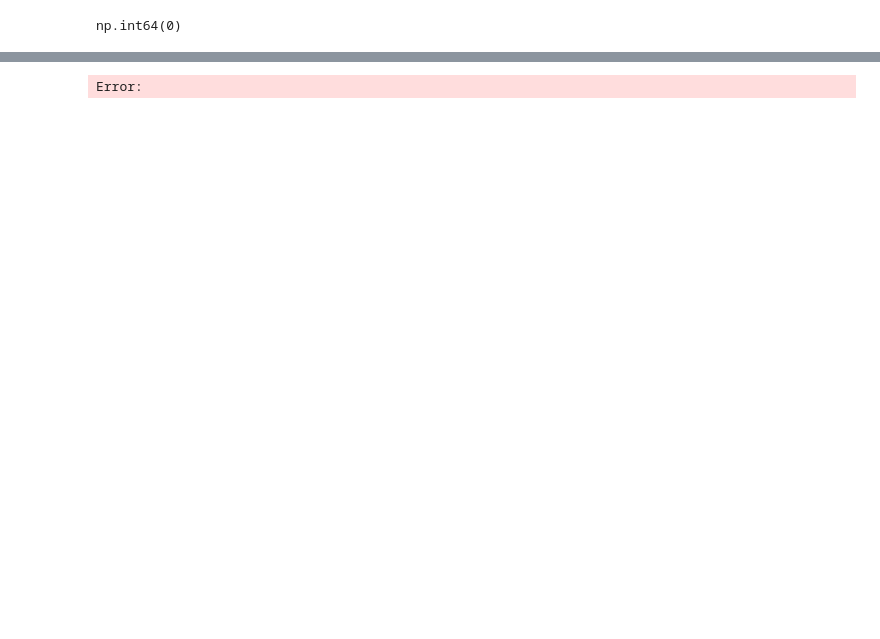
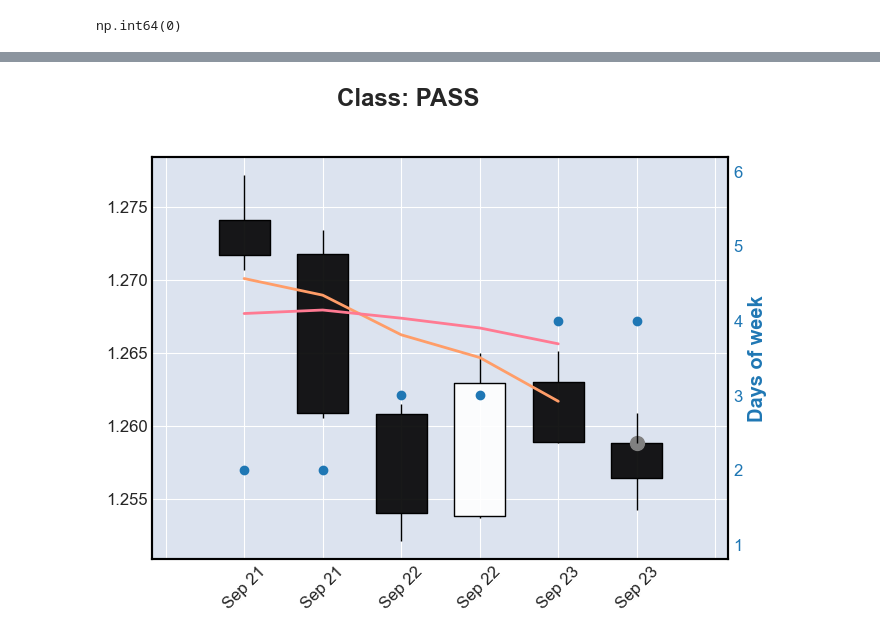
Before and after one commit to emazurenko/otus-ml-professional, a Jupyter notebook: projectwork/projectwork.ipynb, the cells around one changed output, grey strips where cells are left out. Saved outputs shown, nothing was run; the diff lists cells and outputs as text; code cells hidden in the pictures; blank space fills up the shorter version.

```diff
--- a/projectwork/projectwork.ipynb
+++ b/projectwork/projectwork.ipynb
@@ -145,15 +47,0 @@ alert('Прямой запуск JavaScript!');
-# %%
-from IPython.display import HTML
-
-html_code = """
-<script src="https://d3js.org/d3.v7.min.js"></script>
-<div id="chart">123</div>
-<script>
-    // Код D3.js здесь
-    d3.select("#chart").append("svg").attr("width", 100).attr("height", 100)
-      .append("circle").attr("cx", 50).attr("cy", 50).attr("r", 40).style("fill", "blue");
-</script>
-"""
-HTML(html_code)
-# %% [output]
-Error:
@@ -159,0 +54,47 @@ Error:
+# %%
+ITEM_INDEXES= range(1, COMBINATION_LENGTH + 1 + 1) # Количество элементов в комбинации + 1 целевой + 1 для невключительной границы
+
+# Транспонирование одного наблюдения в последовательную комбинацию
+def transpose_combination(combination_data: pd.Series) -> pd.DataFrame:
+    result = pd.DataFrame(columns=NUMERIC_KEYS_SUFFIXES)
+    for i in ITEM_INDEXES:
+        result.loc[pd.Timestamp(combination_data.loc[f't{i}_dtime'])] = combination_data.loc[[f't{i}_{key}' for key in NUMERIC_KEYS_SUFFIXES]].values.astype(np.float32)
+    return result
+
+def decode_class_label(combination_data: pd.Series) -> tuple[str, str]:
+    cls = combination_data.get(CLASS_LABEL_KEY)
+    if cls == 1:
+        return ('BUY', 'green')
+    elif cls == 2:
+        return ('SELL', 'red')
+    else:
+        return ('PASS', 'grey')
+
+# Визуализация комбинации
+def print_combination(combination_data: pd.Series) -> None:
+    transposed_combination = transpose_combination(combination_data)
+    class_text, class_color = decode_class_label(combination_data)
+    _, axes = mpf.plot(transposed_combination, type='candle', ylabel='', returnfig=True, title=f'Class: {class_text}')
+
+    ax1 = axes[0]
+
+    # Пометка целевой свечи
+    ax1.scatter([COMBINATION_LENGTH], transposed_combination[-1:]['open'], color=class_color, s=100)
+
+    # Графики MA до последней целевой свечи
+    ax1.plot(range(COMBINATION_LENGTH), transposed_combination['ma5'][:-1], color='#FF9D68', label ='ma5')
+    ax1.plot(range(COMBINATION_LENGTH), transposed_combination['ma10'][:-1], color='#FF7A92', label ='ma10')
+
+    # График дней недели
+    color = 'tab:blue'
+    ax2 = ax1.twinx()
+    ax2.set_ylabel('Days of week', color=color)
+    ax2.plot(transposed_combination.index.day_of_week + 1, marker='o', ls='None', color=color)
+    ax2.tick_params(axis='y', labelcolor=color)
+    ax2.set_ylim(0.8, 6.2)
+    ax2.grid(False)
+# %%
+# Печать случайной комбинации
+print_combination(data.iloc[np.random.choice(len(data))])
+# %% [output]
+[figure, added]
```
Also changed, not shown: parts of 16 cells of this notebook, 4 other files.
